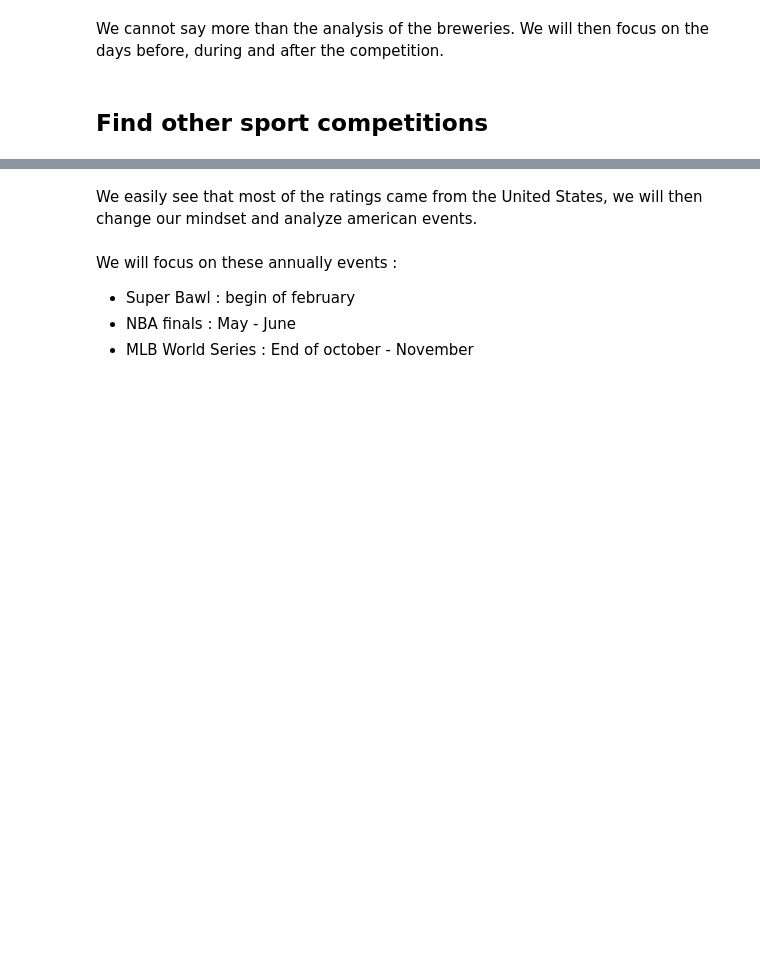
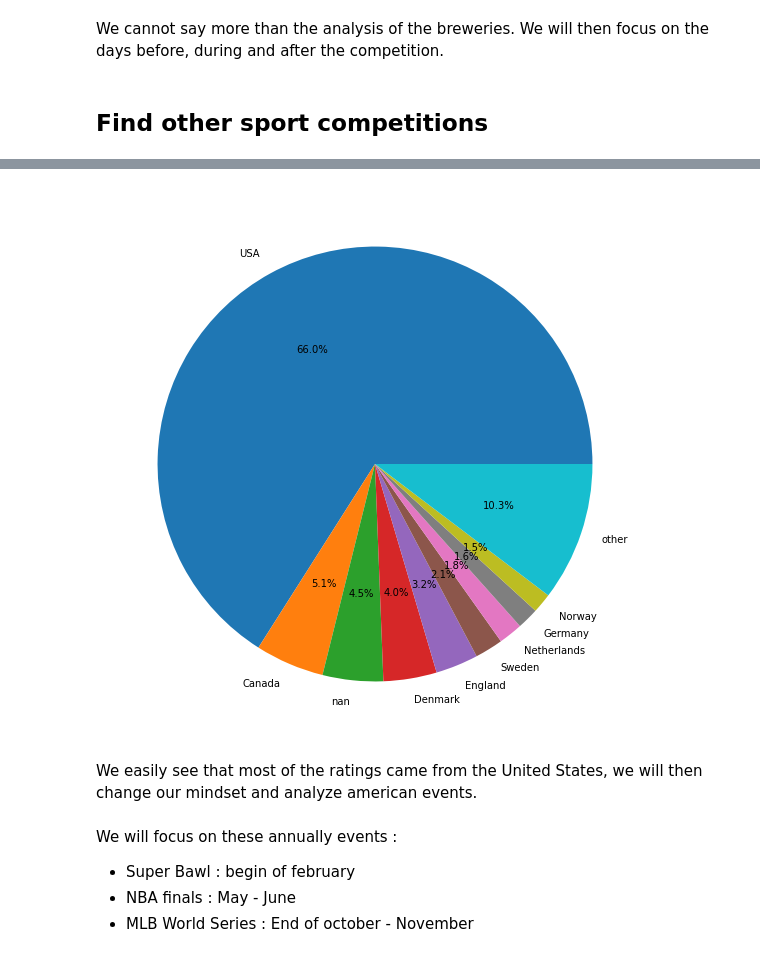
Before and after one commit to epfl-ada/ada-2022-project-teamdream, a Jupyter notebook: explore_final.ipynb, the cells around one changed output, grey strips where cells are left out. Cells and saved outputs as stored; diff of their text form; code cells hidden in the pictures; blank space fills up the shorter version.

Commit message:
Add countries analysis

```diff
--- a/explore_final.ipynb
+++ b/explore_final.ipynb
@@ -294,5 +290,21 @@ print(locations_ratings[locations_ratings['location'] == 'Switzerland'])
         location  nbr_ratings
 171  Switzerland        36985
+# %%
+#Replace all the location that start with United States to USA
+df_countries['location'] = df_countries['location'].astype(str)
+df_countries['location'] = df_countries['location'].apply(lambda x: 'USA' if x.startswith('United States') else x)
+
+locations_ratings = df_countries.groupby('location')['nbr_ratings'].sum().reset_index().sort_values(by='nbr_ratings', ascending=False)
+
+#new df with the top 10 locations all the others are in the other category
+top_9_locations = locations_ratings.head(9)
+top_10_locations = pd.concat([top_9_locations, pd.DataFrame({'location': ['other'], 'nbr_ratings': [locations_ratings['nbr_ratings'][9:].sum()]})])
+
+plt.figure(figsize=(20,10))
+plt.pie(top_10_locations['nbr_ratings'], labels=top_10_locations['location'], autopct='%1.1f%%')
+plt.show()
+# %% [output]
+[figure, added]
 # %% [markdown]
 We easily see that most of the ratings came from the United States, we will then change our mindset and analyze american events.
 # %% [markdown]
```
Also changed, not shown: parts of 1 cell of this notebook.
